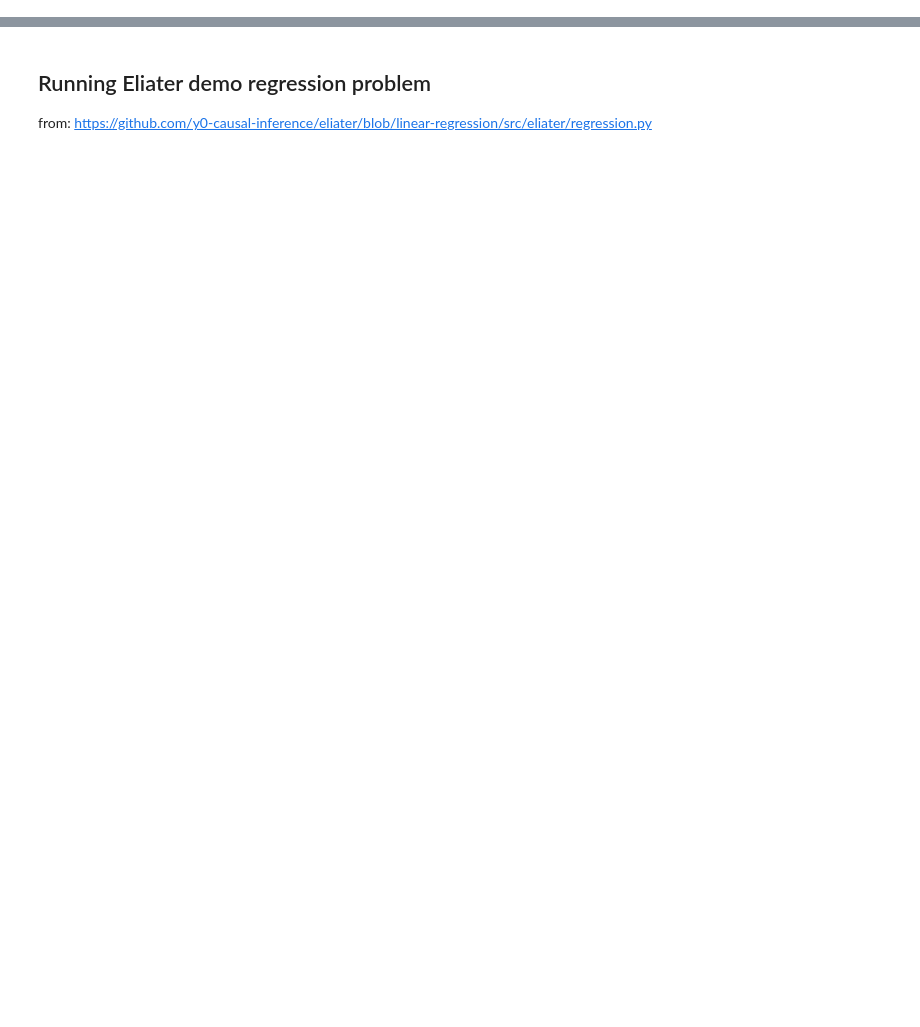
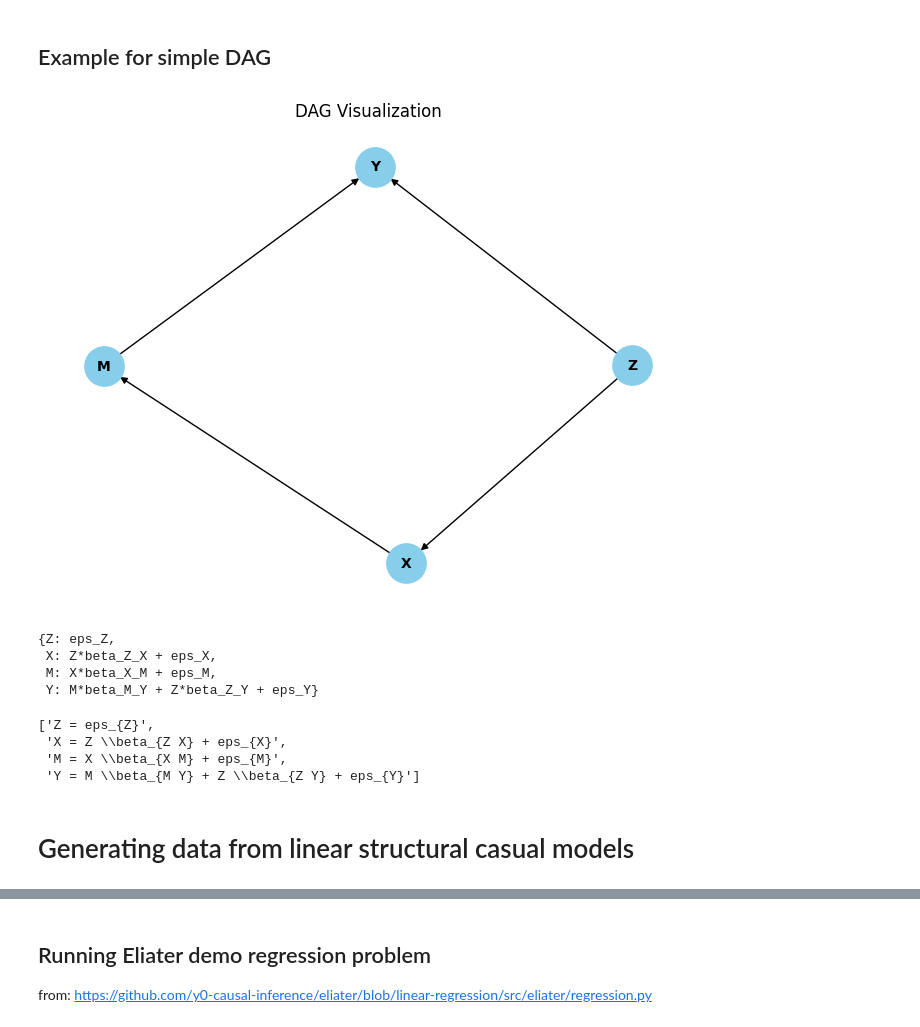
Before and after one commit to PNNL-CompBio/SERGIO, a Jupyter notebook: examples/cond_ind_test_ag.ipynb, the cells around one changed output, grey strips where cells are left out. Drawn from its saved outputs; the diff is of its cells as text; code cells hidden in the pictures; blank space fills up the shorter version.

Commit message:
created linear SCM from DAG using sympy

```diff
--- a/examples/cond_ind_test_ag.ipynb
+++ b/examples/cond_ind_test_ag.ipynb
@@ -0,0 +32,69 @@
+# %% [markdown]
+## Example for simple DAG
+# %%
+import networkx as nx
+import matplotlib.pyplot as plt
+import sympy as sy
+
+
+def generate_LSCM_from_DAG(G:nx.DiGraph)->dict:
+    assert nx.is_directed_acyclic_graph(G)==True  # check input DAG
+    equations = {}
+    sorted_nodes = list(nx.topological_sort(G))
+    for node in sorted_nodes:
+        node_sym = sy.Symbol(node)
+        expression_terms = []
+        parents = list(G.predecessors(node))
+        for parent in parents:
+            beta_sym = sy.Symbol(f"beta_{parent}_{node}")
+            parent_sym = sy.Symbol(f"{parent}")
+            expression_terms.append(beta_sym*parent_sym)
+        epsilon_sym = sy.Symbol(f'eps_{node}')
+        expression_terms.append(epsilon_sym)
+        expression = sum(expression_terms)
+        equations[node_sym] = expression
+    return equations
+
+
+def convert_to_latex(equations_dict):
+    latex_equations = []
+    for lhs, rhs in equations_dict.items():
+        equation_latex = sy.latex(lhs) + ' = ' + sy.latex(rhs)
+        latex_equations.append(equation_latex)
+    return latex_equations
+
+# # Print LaTeX equations
+# for eq in LSCM_dict_latex:
+#     print(eq)
+
+# example usage
+# Define the edge pairs
+edges = [("Z", "X"), ("X", "M"), ("M", "Y"), ("Z", "Y")]
+G = nx.DiGraph()
+G.add_edges_from(edges)
+
+# display graph
+pos = nx.spring_layout(G, seed=42)  # Layout for graph visualization
+nx.draw(G, pos, with_labels=True, node_size=800, node_color='skyblue', font_size=10, font_color='black', font_weight='bold', arrows=True)
+plt.title("DAG Visualization")
+plt.show()
+
+# create and print LSCM
+LSCM_dict = generate_LSCM_from_DAG(G)
+display(LSCM_dict)
+
+# convert to latex
+LSCM_dict_latex = convert_to_latex(LSCM_dict)
+display(LSCM_dict_latex)
+# %% [output]
+[figure, added]
+{Z: eps_Z,
+ X: Z*beta_Z_X + eps_X,
+ M: X*beta_X_M + eps_M,
+ Y: M*beta_M_Y + Z*beta_Z_Y + eps_Y}
+['Z = eps_{Z}',
+ 'X = Z \\beta_{Z X} + eps_{X}',
+ 'M = X \\beta_{X M} + eps_{M}',
+ 'Y = M \\beta_{M Y} + Z \\beta_{Z Y} + eps_{Y}']
+# %% [markdown]
+# Generating data from linear structural casual models
```
Also changed, not shown: parts of 9 cells of this notebook, 1 other file.
